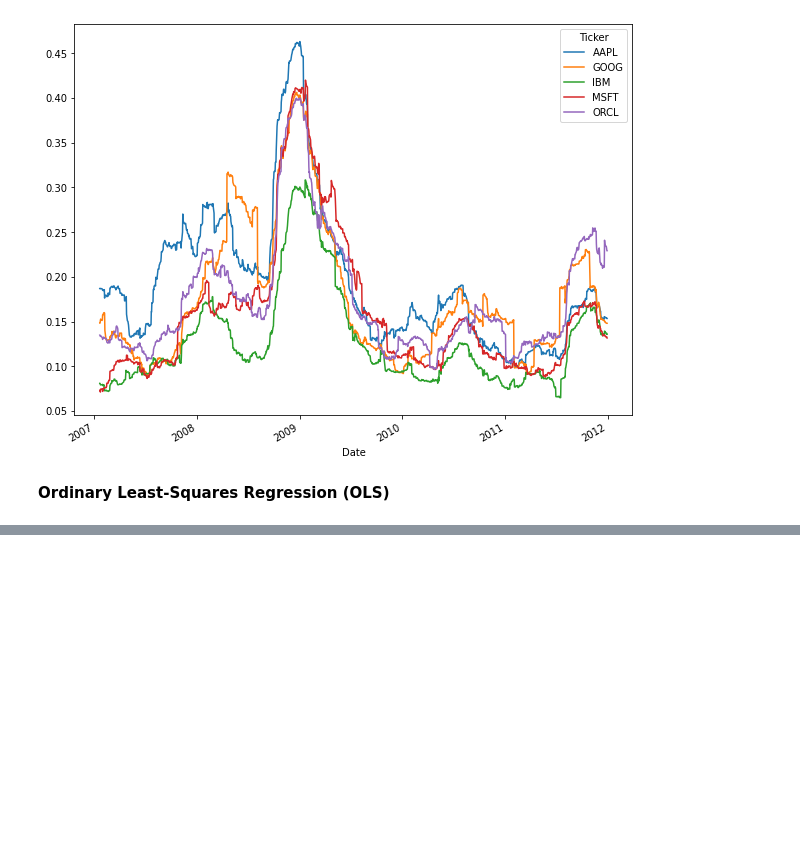
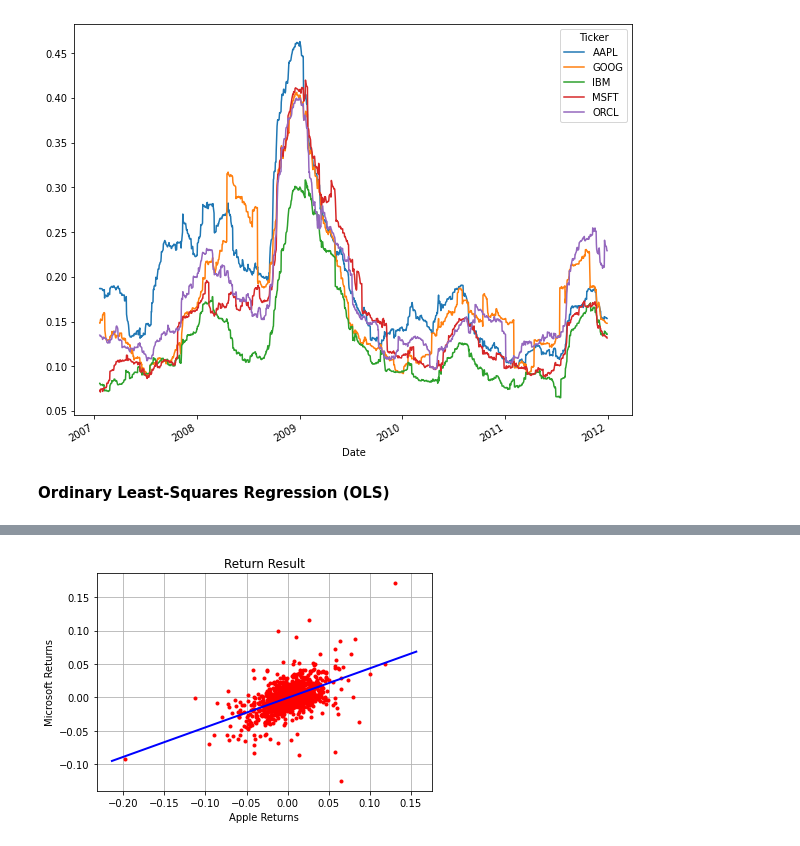
Before and after one commit to DataCrusade1999/Quantitative-Analytics, a Jupyter notebook: Quantitative_Analytics.ipynb, the cells around one changed output, grey strips where cells are left out. Cells and saved outputs as stored; diff of their text form; code cells hidden in the pictures; blank space fills up the shorter version.

```diff
--- a/Quantitative_Analytics.ipynb
+++ b/Quantitative_Analytics.ipynb
@@ -392,3 +392,10 @@ plt.show()
 [figure]
 # %% [markdown]
 **Ordinary Least-Squares Regression (OLS)**
+# %%
+AAPL_returns=daily_log_returns.iloc[:,0]
+MSFT_returns=daily_log_returns.iloc[:,3]
+return_data=pd.concat([AAPL_returns,MSFT_returns],axis=1)[1:]
+X = sm.add_constant(return_data['AAPL'])
+model = sm.OLS(return_data['MSFT'],X).fit()
+print(model.summary())
@@ -394,0 +420,12 @@ plt.show()
+# %%
+plt.plot(return_data['AAPL'],return_data['MSFT'],'r.')
+ax = plt.axis()
+x = np.linspace(ax[0] , ax[1] + 0.01)
+plt.plot(x, model.params[0] + model.params[1] * x, 'b', linewidth=2)
+plt.grid(True)
+plt.xlabel('Apple Returns')
+plt.ylabel('Microsoft Returns')
+plt.title('Return Result')
+plt.show()
+# %% [output]
+[figure, added]
```
Also changed, not shown: parts of 3 cells of this notebook.
